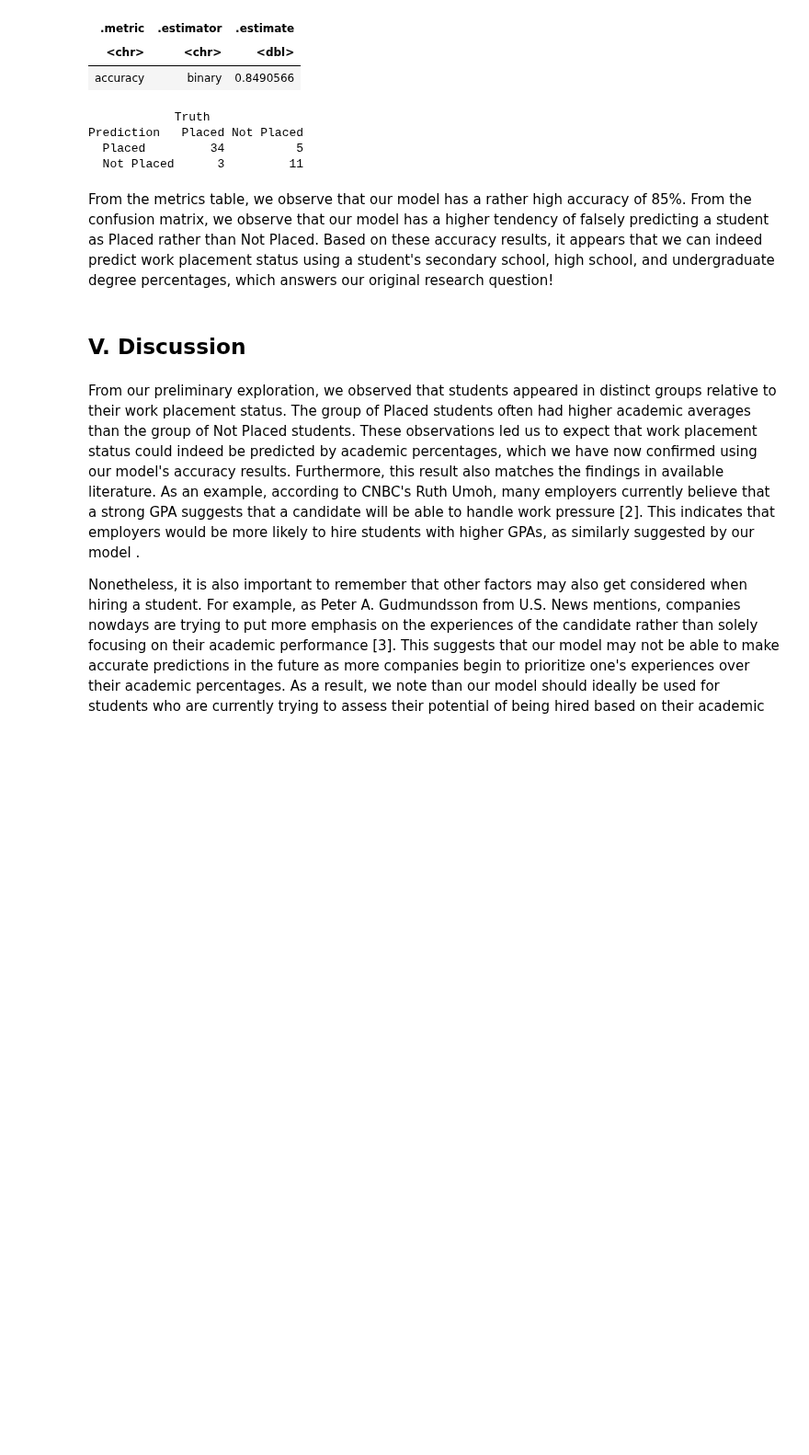
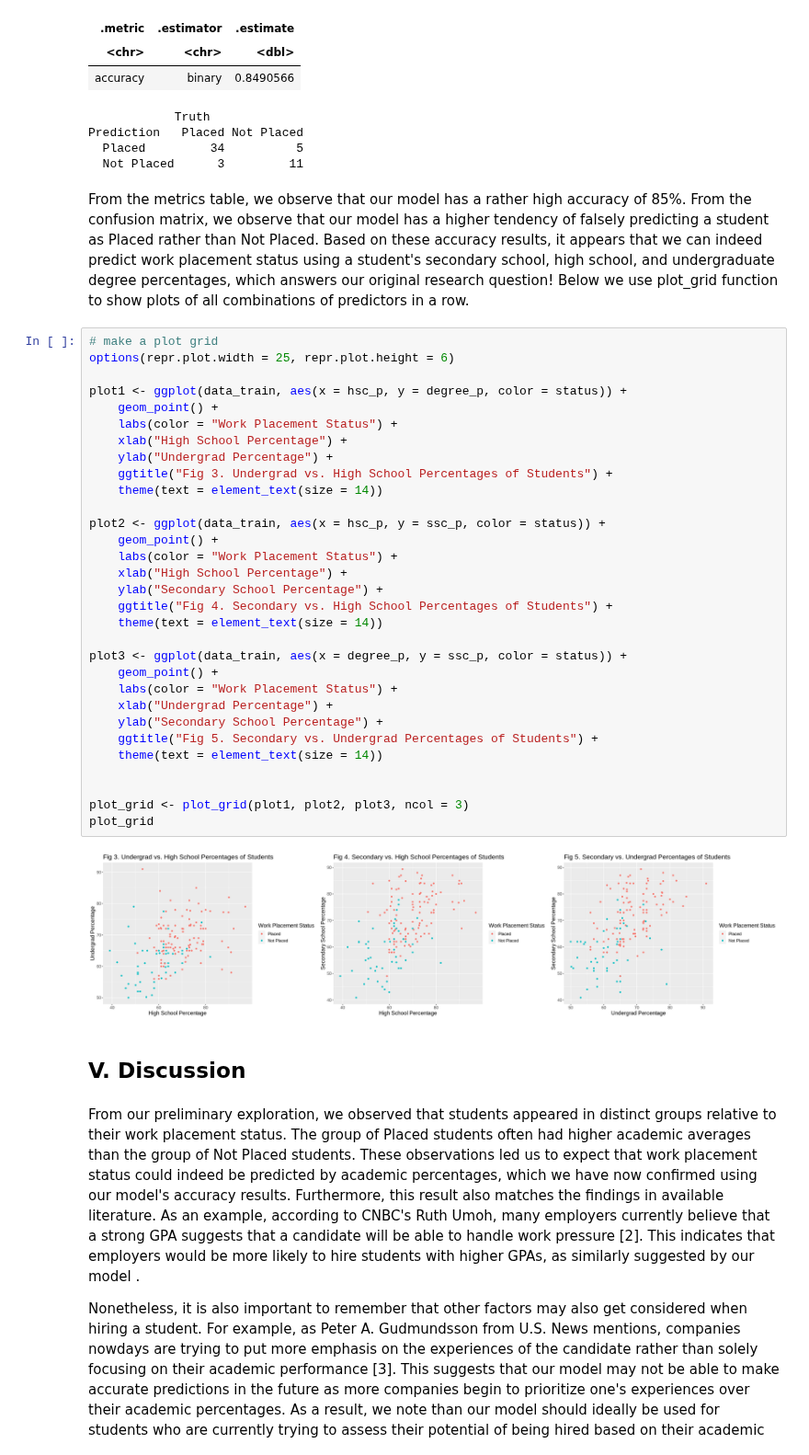
Before and after one commit to rmahinpei/dsci100-project, a Jupyter notebook: Group_Project_Report.ipynb, the cells around one changed output. Shown at 92% size. Drawn from its saved outputs; the diff is of its cells as text; blank space fills up the shorter version.

```diff
--- a/Group_Project_Report.ipynb
+++ b/Group_Project_Report.ipynb
@@ -341,7 +340,40 @@ Prediction   Placed Not Placed
   Placed         34          5
   Not Placed      3         11
 # %% [markdown]
-From the metrics table, we observe that our model has a rather high accuracy of 85%. From the confusion matrix, we  observe that our model has a higher tendency of falsely predicting a student as Placed rather than Not Placed. Based on these accuracy results, it appears that we can indeed predict work placement status using a student's secondary school, high school, and undergraduate degree percentages, which answers our original research question!
+From the metrics table, we observe that our model has a rather high accuracy of 85%. From the confusion matrix, we  observe that our model has a higher tendency of falsely predicting a student as Placed rather than Not Placed. Based on these accuracy results, it appears that we can indeed predict work placement status using a student's secondary school, high school, and undergraduate degree percentages, which answers our original research question! Below we use plot_grid function to show plots of all combinations of predictors in a row.
+# %%
+# make a plot grid
+options(repr.plot.width = 25, repr.plot.height = 6)
+
+plot1 <- ggplot(data_train, aes(x = hsc_p, y = degree_p, color = status)) +
+    geom_point() +
+    labs(color = "Work Placement Status") +
+    xlab("High School Percentage") +
+    ylab("Undergrad Percentage") +
+    ggtitle("Fig 3. Undergrad vs. High School Percentages of Students") +
+    theme(text = element_text(size = 14))
+
+plot2 <- ggplot(data_train, aes(x = hsc_p, y = ssc_p, color = status)) +
+    geom_point() +
+    labs(color = "Work Placement Status") +
+    xlab("High School Percentage") +
+    ylab("Secondary School Percentage") +
+    ggtitle("Fig 4. Secondary vs. High School Percentages of Students") +
+    theme(text = element_text(size = 14))
+
+plot3 <- ggplot(data_train, aes(x = degree_p, y = ssc_p, color = status)) +
+    geom_point() +
+    labs(color = "Work Placement Status") +
+    xlab("Undergrad Percentage") +
+    ylab("Secondary School Percentage") +
+    ggtitle("Fig 5. Secondary vs. Undergrad Percentages of Students") +
+    theme(text = element_text(size = 14))
+
+
+plot_grid <- plot_grid(plot1, plot2, plot3, ncol = 3)
+plot_grid
+# %% [output]
+[figure, added]
 # %% [markdown]
 ## V. Discussion
 # %% [markdown]
```
Also changed, not shown: parts of 8 cells of this notebook.
